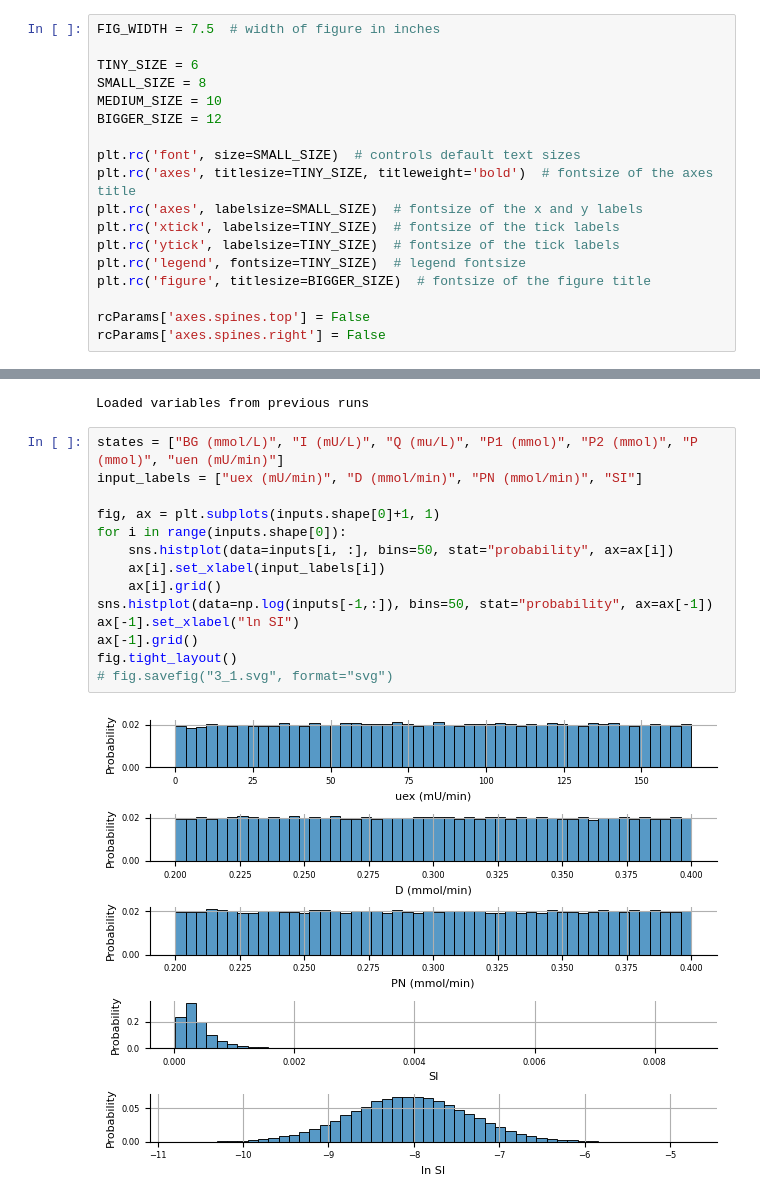
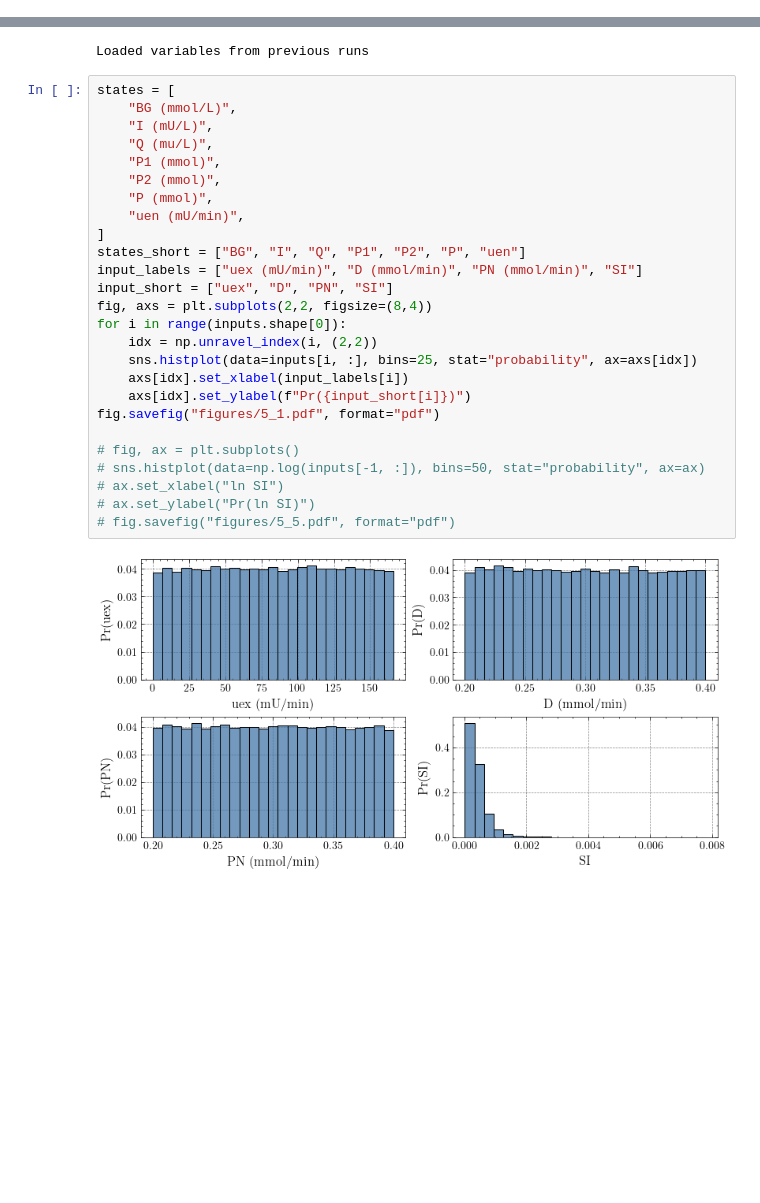
Before and after one commit to mlmulv/Thesis-Code, a Jupyter notebook: notebooks/00_Patient_Cohort.ipynb, the cells around one changed output, grey strips where cells are left out. Saved outputs shown, nothing was run; the diff lists cells and outputs as text; blank space fills up the shorter version.

Commit message:
added with new data and fixed plots

```diff
--- a/notebooks/00_Patient_Cohort.ipynb
+++ b/notebooks/00_Patient_Cohort.ipynb
@@ -13,21 +6,3 @@ import utils
-# %%
-FIG_WIDTH = 7.5  # width of figure in inches
-
-TINY_SIZE = 6
-SMALL_SIZE = 8
-MEDIUM_SIZE = 10
-BIGGER_SIZE = 12
-
-plt.rc('font', size=SMALL_SIZE)  # controls default text sizes
-plt.rc('axes', titlesize=TINY_SIZE, titleweight='bold')  # fontsize of the axes title
-plt.rc('axes', labelsize=SMALL_SIZE)  # fontsize of the x and y labels
-plt.rc('xtick', labelsize=TINY_SIZE)  # fontsize of the tick labels
-plt.rc('ytick', labelsize=TINY_SIZE)  # fontsize of the tick labels
-plt.rc('legend', fontsize=TINY_SIZE)  # legend fontsize
-plt.rc('figure', titlesize=BIGGER_SIZE)  # fontsize of the figure title
-
-rcParams['axes.spines.top'] = False
-rcParams['axes.spines.right'] = False
 # %%
 try:
     x0 = np.load("../scripts/variables/x0_00.npy")
@@ -38,19 +13,31 @@ except Exception:
 # %% [output]
 Loaded variables from previous runs
 # %%
-states = ["BG (mmol/L)", "I (mU/L)", "Q (mu/L)", "P1 (mmol)", "P2 (mmol)", "P (mmol)", "uen (mU/min)"]
+states = [
+    "BG (mmol/L)",
+    "I (mU/L)",
+    "Q (mu/L)",
+    "P1 (mmol)",
+    "P2 (mmol)",
+    "P (mmol)",
+    "uen (mU/min)",
+]
+states_short = ["BG", "I", "Q", "P1", "P2", "P", "uen"]
 input_labels = ["uex (mU/min)", "D (mmol/min)", "PN (mmol/min)", "SI"]
+input_short = ["uex", "D", "PN", "SI"]
+fig, axs = plt.subplots(2,2, figsize=(8,4))
+for i in range(inputs.shape[0]):
+    idx = np.unravel_index(i, (2,2))
+    sns.histplot(data=inputs[i, :], bins=25, stat="probability", ax=axs[idx])
+    axs[idx].set_xlabel(input_labels[i])
+    axs[idx].set_ylabel(f"Pr({input_short[i]})")
+fig.savefig("figures/5_1.pdf", format="pdf")
 
-fig, ax = plt.subplots(inputs.shape[0]+1, 1)
-for i in range(inputs.shape[0]):
-    sns.histplot(data=inputs[i, :], bins=50, stat="probability", ax=ax[i])
-    ax[i].set_xlabel(input_labels[i])
-    ax[i].grid()
-sns.histplot(data=np.log(inputs[-1,:]), bins=50, stat="probability", ax=ax[-1])
-ax[-1].set_xlabel("ln SI")
-ax[-1].grid()
-fig.tight_layout()
-# fig.savefig("3_1.svg", format="svg")
+# fig, ax = plt.subplots()
+# sns.histplot(data=np.log(inputs[-1, :]), bins=50, stat="probability", ax=ax)
+# ax.set_xlabel("ln SI")
+# ax.set_ylabel("Pr(ln SI)")
+# fig.savefig("figures/5_5.pdf", format="pdf")
 # %% [output]
-[figure, old version]
+[figure, new version]
 # %%
```
Also changed, not shown: parts of 5 cells of this notebook, 9 other files.
